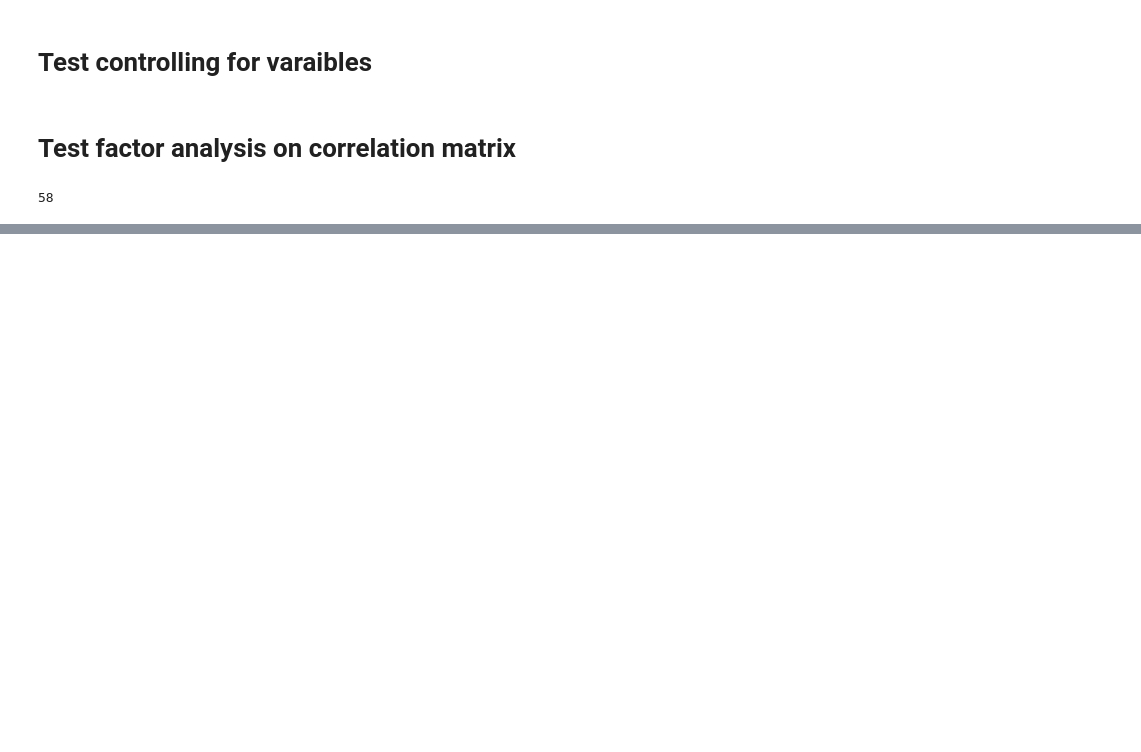
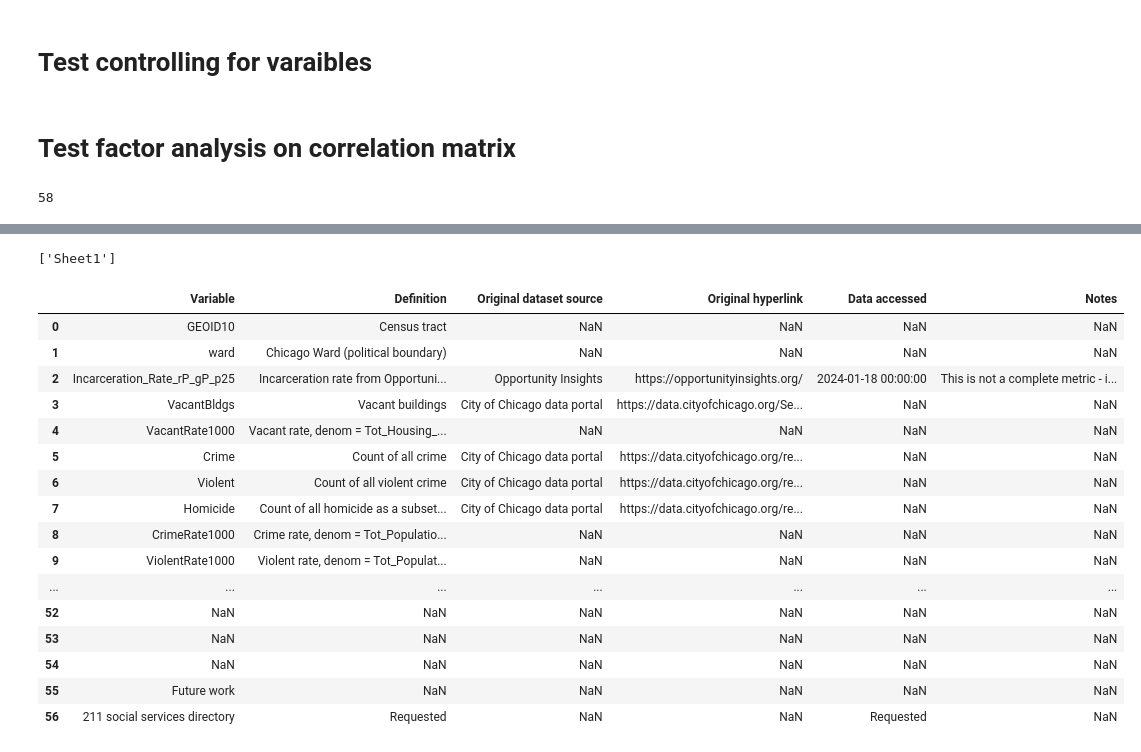
Before and after one commit to TheDataStation/nexus_correlation_discovery, a Jupyter notebook: demo/test.ipynb, the cells around one changed output, grey strips where cells are left out. Cells and saved outputs as stored; diff of their text form; code cells hidden in the pictures; blank space fills up the shorter version.

```diff
--- a/demo/test.ipynb
+++ b/demo/test.ipynb
@@ -105,0 +122,28 @@ print(gdf.head())
+# %%
+import pandas as pd
+
+xls = pd.ExcelFile('/Users/yuegong/nexus_correlation_discovery/data/Data Commons/00021 Social Chicago.xlsx')
+print(xls.sheet_names)
+df1 = pd.read_excel(xls, 'Sheet1')
+# %% [output]
+['Sheet1']
+# %%
+df1
+# %% [output]
+|  | Variable | Definition | Original dataset source | Original hyperlink | Data accessed | Notes |
+| 0 | GEOID10 | Census tract | NaN | NaN | NaN | NaN |
+| 1 | ward | Chicago Ward (political boundary) | NaN | NaN | NaN | NaN |
+| 2 | Incarceration_Rate_rP_gP_p25 | Incarceration rate from Opportuni... | Opportunity Insights | https://opportunityinsights.org/ | 2024-01-18 00:00:00 | This is not a complete metric - i... |
+| 3 | VacantBldgs | Vacant buildings | City of Chicago data portal | https://data.cityofchicago.org/Se... | NaN | NaN |
+| 4 | VacantRate1000 | Vacant rate, denom = Tot_Housing_... | NaN | NaN | NaN | NaN |
+| 5 | Crime | Count of all crime | City of Chicago data portal | https://data.cityofchicago.org/re... | NaN | NaN |
+| 6 | Violent | Count of all violent crime | City of Chicago data portal | https://data.cityofchicago.org/re... | NaN | NaN |
+| 7 | Homicide | Count of all homicide as a subset... | City of Chicago data portal | https://data.cityofchicago.org/re... | NaN | NaN |
+| 8 | CrimeRate1000 | Crime rate, denom = Tot_Populatio... | NaN | NaN | NaN | NaN |
+| 9 | ViolentRate1000 | Violent rate, denom = Tot_Populat... | NaN | NaN | NaN | NaN |
+| ... | ... | ... | ... | ... | ... | ... |
+| 52 | NaN | NaN | NaN | NaN | NaN | NaN |
+| 53 | NaN | NaN | NaN | NaN | NaN | NaN |
+| 54 | NaN | NaN | NaN | NaN | NaN | NaN |
+| 55 | Future work | NaN | NaN | NaN | NaN | NaN |
+| 56 | 211 social services directory | Requested | NaN | NaN | Requested | NaN |
```
Also changed, not shown: parts of 1 cell of this notebook, 9 other files.
